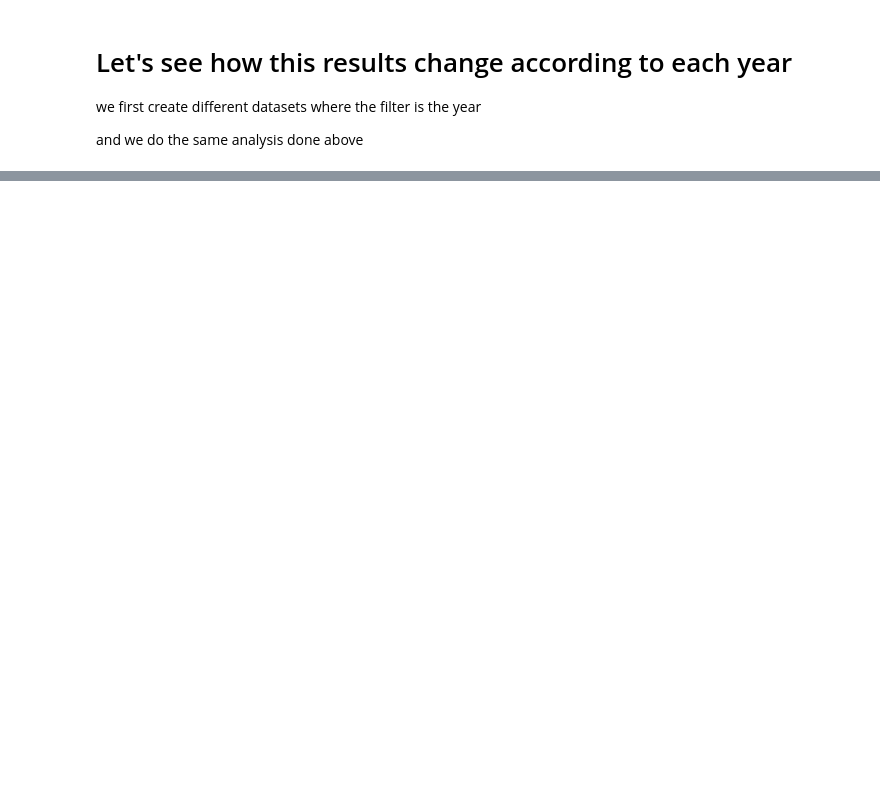
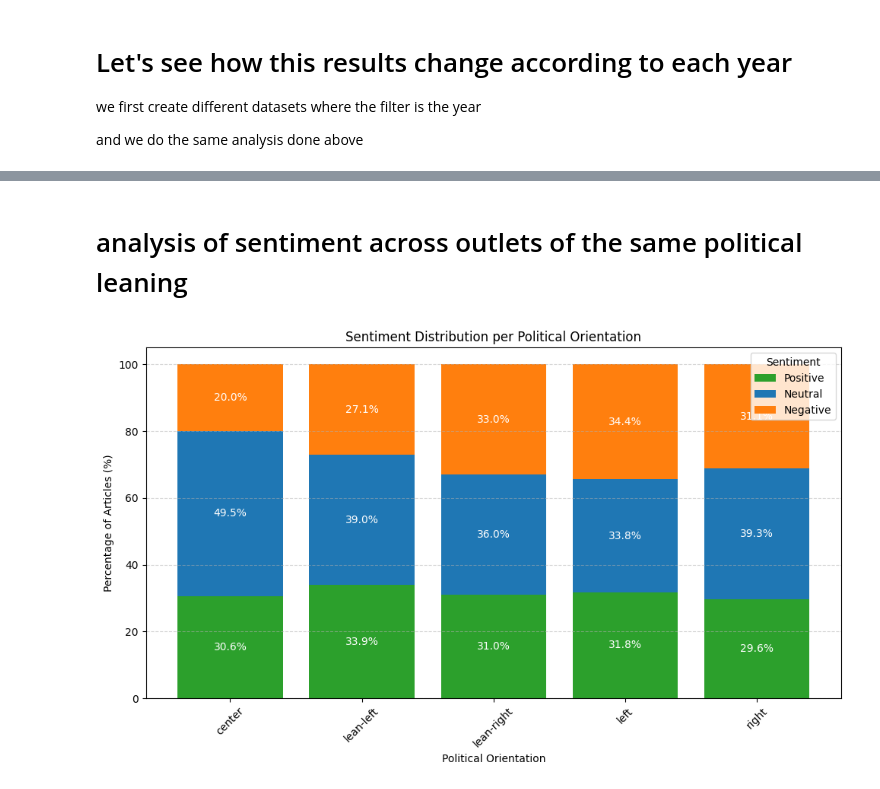
Before and after one commit to amirzon10/AI-Regulation-Discourse-in-News-A-Longitudinal-Study-Post-ChatGPT-2020-2025-, a Jupyter notebook: NER_and_sentiment_analysis/sentiment_analysis.ipynb, the cells around one changed output, grey strips where cells are left out. Saved outputs shown, nothing was run; the diff lists cells and outputs as text; code cells hidden in the pictures; blank space fills up the shorter version.

Commit message:
sentiment  commit

```diff
--- a/NER_and_sentiment_analysis/sentiment_analysis.ipynb
+++ b/NER_and_sentiment_analysis/sentiment_analysis.ipynb
@@ -375,0 +390,45 @@ plt.show()
+# %% [markdown]
+# analysis of sentiment across outlets of the same political leaning
+# %%
+import matplotlib.pyplot as plt
+import pandas as pd
+import numpy as np
+
+# Prepare  calculate sentiment counts per political_orientation
+count_df = media_cloud.groupby(['political_orientation', 'Sentiment_VADER']).size().unstack(fill_value=0)
+
+# Calculate percentages per political orientation
+perc_df = count_df.div(count_df.sum(axis=1), axis=0) * 100
+
+# Define colors for sentiments
+colors = {'Positive': '#2ca02c', 'Neutral': '#1f77b4', 'Negative': '#ff7f0e'}
+
+fig, ax = plt.subplots(figsize=(10, 6))
+
+bottom = np.zeros(len(perc_df))
+orientations = perc_df.index
+
+# Plot stacked bars
+for sentiment in ['Positive', 'Neutral', 'Negative']:
+    values = perc_df[sentiment].values
+    bars = ax.bar(orientations, values, bottom=bottom, color=colors[sentiment], label=sentiment)
+
+    # Annotate with percentage inside each segment
+    for bar, pct in zip(bars, values):
+        if pct > 5:  # annotate only if segment visible enough
+            height = bar.get_height()
+            ax.text(bar.get_x() + bar.get_width() / 2, bar.get_y() + height / 2,
+                    f'{pct:.1f}%', ha='center', va='center', color='white', fontsize=10)
+
+    bottom += values
+
+ax.set_ylabel('Percentage of Articles (%)')
+ax.set_xlabel('Political Orientation')
+ax.set_title('Sentiment Distribution per Political Orientation')
+ax.legend(title='Sentiment')
+ax.grid(axis='y', linestyle='--', alpha=0.5)
+plt.xticks(rotation=45)
+plt.tight_layout()
+plt.show()
+# %% [output]
+[figure, added]
```
Also changed, not shown: parts of 11 cells of this notebook.
